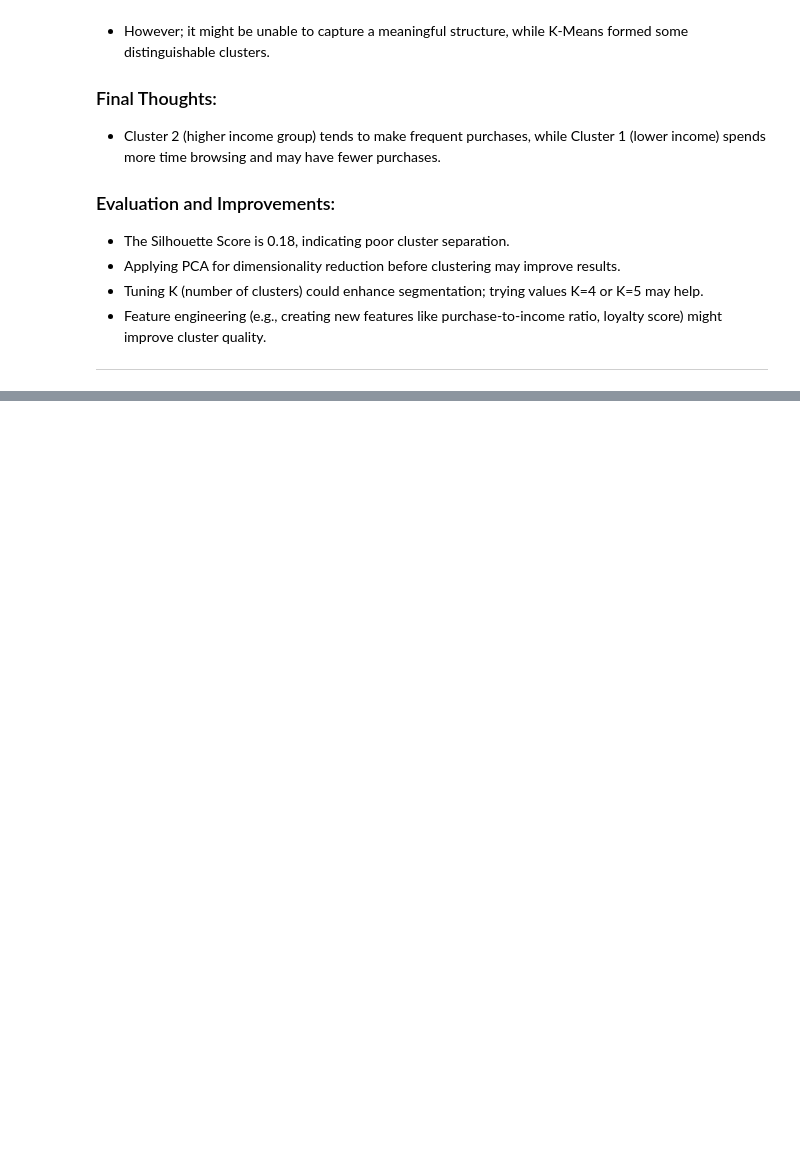
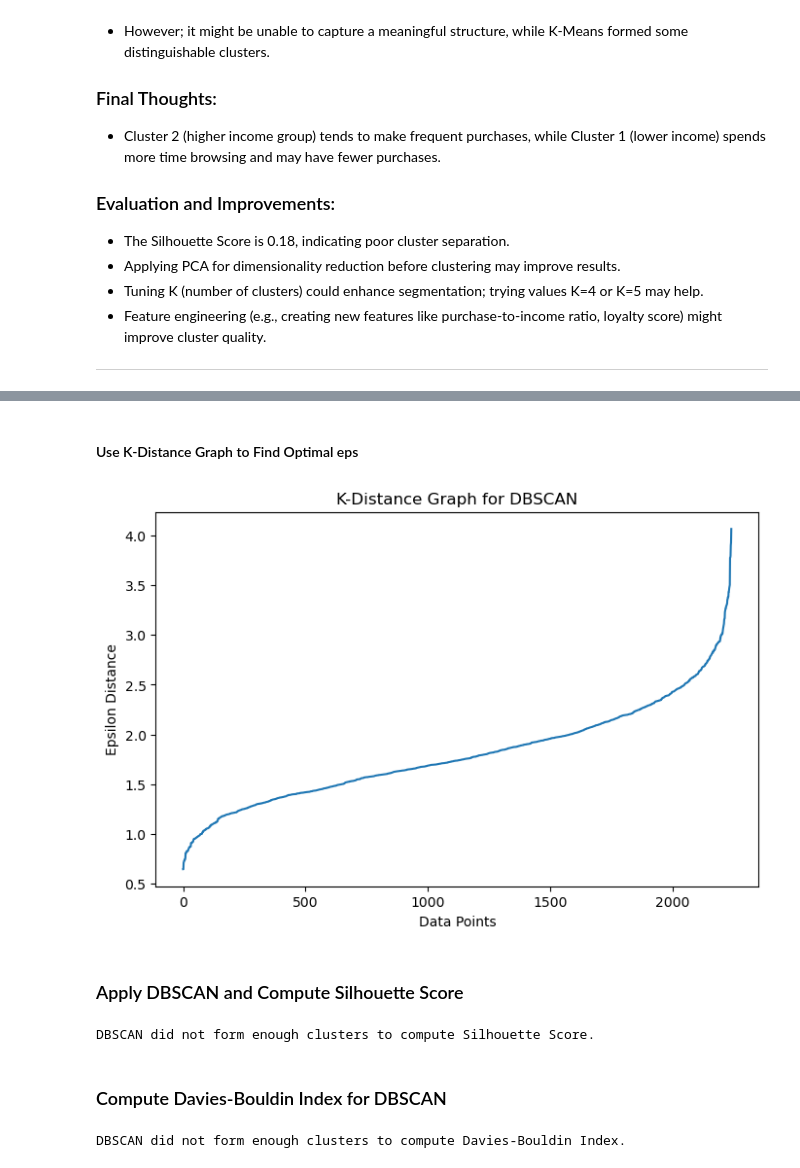
Before and after one commit to hoshangsheth/customer-segmentation-kmeans, a Jupyter notebook: notebooks/model.ipynb, the cells around one changed output, grey strips where cells are left out. Cells and saved outputs as stored; diff of their text form; code cells hidden in the pictures; blank space fills up the shorter version.

```diff
--- a/notebooks/model.ipynb
+++ b/notebooks/model.ipynb
@@ -482,0 +563,47 @@ df.groupby('K-Means_Cluster').mean().round(2)
+# %% [markdown]
+#### Use K-Distance Graph to Find Optimal eps
+# %%
+from sklearn.neighbors import NearestNeighbors
+import numpy as np
+
+neigh = NearestNeighbors(n_neighbors=5)
+nbrs = neigh.fit(df_scaled)
+distances, indices = nbrs.kneighbors(df_scaled)
+
+# Sort distances and plot
+distances = np.sort(distances[:, 4])
+plt.figure(figsize=(8, 5))
+plt.plot(distances)
+plt.xlabel("Data Points")
+plt.ylabel("Epsilon Distance")
+plt.title("K-Distance Graph for DBSCAN")
+plt.show()
+# %% [output]
+[figure, added]
+# %% [markdown]
+### Apply DBSCAN and Compute Silhouette Score
+# %%
+from sklearn.cluster import DBSCAN
+
+# Apply DBSCAN with tuned eps
+dbscan = DBSCAN(eps=0.5, min_samples=5)
+labels = dbscan.fit_predict(df_scaled)
+
+# Compute Silhouette Score (Only if clusters exist)
+if len(set(labels)) > 1:
+    silhouette = silhouette_score(df_scaled, labels)
+    print(f'Silhouette Score for DBSCAN: {silhouette}')
+else:
+    print("DBSCAN did not form enough clusters to compute Silhouette Score.")
+# %% [output]
+DBSCAN did not form enough clusters to compute Silhouette Score.
+# %% [markdown]
+### Compute Davies-Bouldin Index for DBSCAN
+# %%
+if len(set(labels)) > 1:
+    db_index = davies_bouldin_score(df_scaled, labels)
+    print(f'Davies-Bouldin Index for DBSCAN: {db_index}')
+else:
+    print("DBSCAN did not form enough clusters to compute Davies-Bouldin Index.")
+# %% [output]
+DBSCAN did not form enough clusters to compute Davies-Bouldin Index.
```
Also changed, not shown: parts of 32 cells of this notebook.
